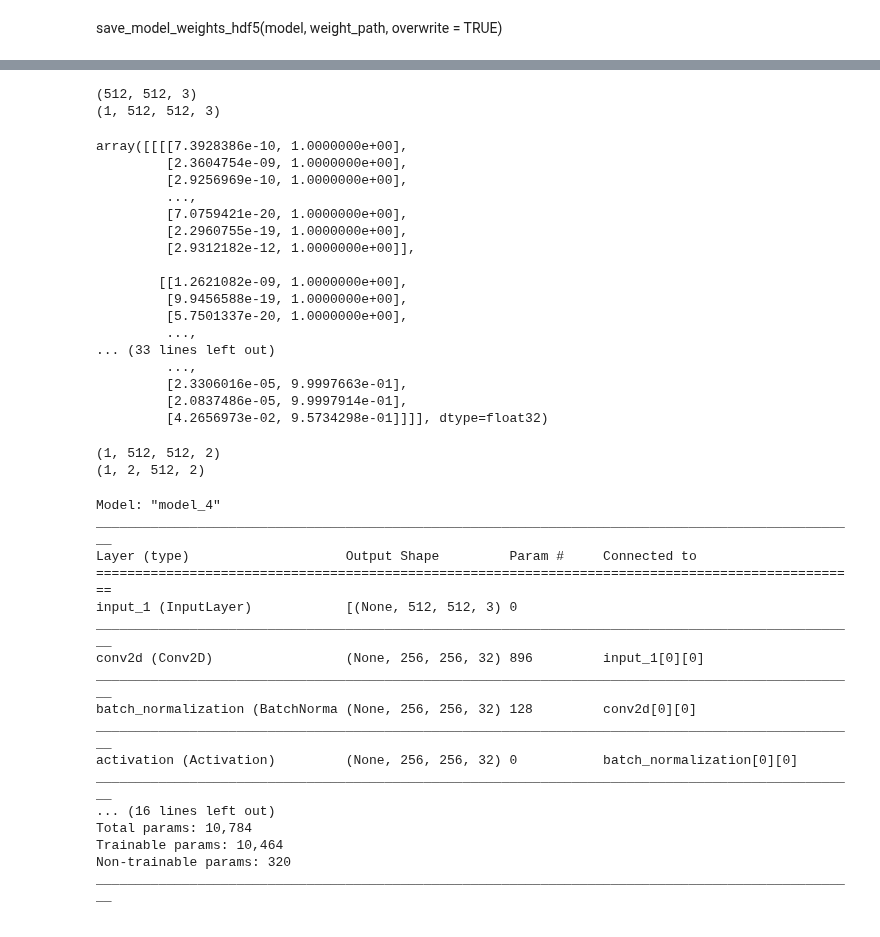
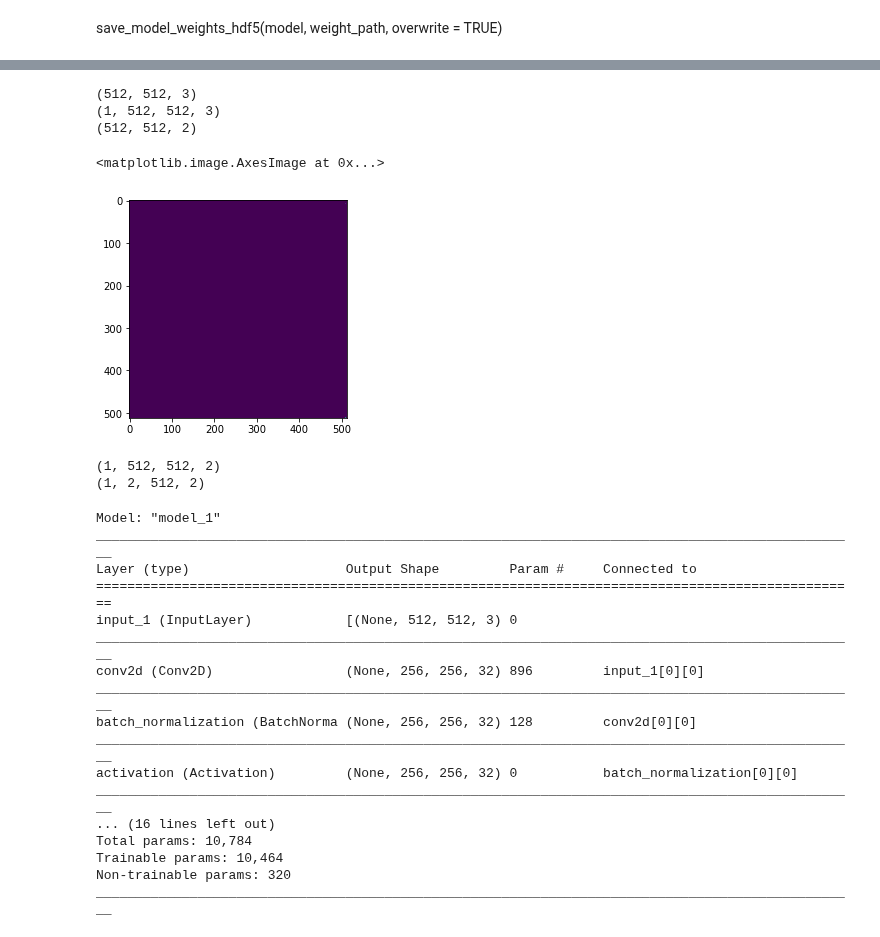
Before and after one commit to CSCCNY/final-project-landandbuildingsatimg-ccny, a Jupyter notebook: notebooks/scratch/01-JB-Unet2.ipynb, the cells around one changed output, grey strips where cells are left out. Cells and saved outputs as stored; diff of their text form; code cells hidden in the pictures.

Commit message:
added load model from path code

```diff
--- a/notebooks/scratch/01-JB-Unet2.ipynb
+++ b/notebooks/scratch/01-JB-Unet2.ipynb
@@ -293,6 +293,14 @@ keras.backend.clear_session()
 
 # Build model
 #model = get_model((650,650,3), num_classes)
-unet = get_model(img_size = img_size ,num_classes=1)
+model_path = "/mnt/hgfs/VMsharedFolder/git/misc/model_checkpoint_unet1_e05.h5"
+load_file = True
+if os.path.isfile(model_path) & load_file == True:
+    unet = keras.models.load_model(model_path)
+    print("loaded model from file")
+else:
+    unet = get_model(img_size = img_size ,num_classes=2)
+    print("loaded model from code")
+
 unet.summary()
 # %% [output]
@@ -393,13 +401,16 @@ BS = 2
 
 #unet.compile(optimizer="rmsprop", loss="sparse_categorical_crossentropy")
 unet.compile(optimizer="rmsprop"
-             ,loss="binary_crossentropy"
-             ,metrics=['acc'])
+             #,loss="binary_crossentropy"
+             ,loss="sparse_categorical_crossentropy"
+             ,metrics=['accuracy']
+            # ,monitor = ['val_acc','val_loss']
+            #,monitor = 'val_accuracy'
+                         )
 #saves model every 2 epochs (periods)
 weight_path = "/mnt/hgfs/VMsharedFolder/git/misc/"
-model_checkpoint=tf.keras.callbacks.ModelCheckpoint(filepath=weight_path+'model_checkpoint_unet1_e{epoch:02d}.h5'
-                                                    ,save_freq=2
-                                                    ,verbose=1
-                                                    ,save_weights_only=False
-                                                    ,monitor = ()'val_acc','val_loss')
-                                                    ,save_best_only=True)
+model_checkpoint=tf.keras.callbacks.ModelCheckpoint(filepath = weight_path+'model_checkpoint_unet1_e{epoch:02d}.h5'
+                                                    ,save_freq = 'epoch'
+                                                    ,verbose = 1
+                                                    ,save_weights_only = False
+                                                    ,save_best_only = True)
@@ -408,5 +417,5 @@ SyntaxError: invalid syntax (<ipython-input-80-1c7c4fe7502e>, line 15)
 # %%
-H = unet.fit(x_train, y_train
+H = unet.fit( x=x_train, y=y_train
               #,batch_size=2
               ,validation_data=(x_val, y_val)
               ,steps_per_epoch=len(x_train) // BS
@@ -462,28 +480,26 @@ activation_model = models.Model(inputs=unet.input, outputs=layer_outputs)
 # %%
 print(x_train[2].shape)
 temp = np.expand_dims(x_train[2] ,axis=0)
 print(temp.shape)
 unet.predict(temp)
+
+def axis_i(arr, axis, i):
+    idx = (np.s_[:],) * axis + (i,)
+    return arr[idx]
+
+temp_pred = unet.predict(temp)
+temp_pred = axis_i(temp_pred ,0 ,0)
+print(temp_pred.shape)
+
+#print(temp_pred)
+temp_pred[:,:,0]
+plt.imshow(temp_pred[:,:,0])
 # %% [output]
 (512, 512, 3)
 (1, 512, 512, 3)
+(512, 512, 2)
-array([[[[7.3928386e-10, 1.0000000e+00],
-         [2.3604754e-09, 1.0000000e+00],
-         [2.9256969e-10, 1.0000000e+00],
-         ...,
-         [7.0759421e-20, 1.0000000e+00],
-         [2.2960755e-19, 1.0000000e+00],
-         [2.9312182e-12, 1.0000000e+00]],
-
-        [[1.2621082e-09, 1.0000000e+00],
-         [9.9456588e-19, 1.0000000e+00],
-         [5.7501337e-20, 1.0000000e+00],
-         ...,
-... (33 lines left out)
-         ...,
-         [2.3306016e-05, 9.9997663e-01],
-         [2.0837486e-05, 9.9997914e-01],
-         [4.2656973e-02, 9.5734298e-01]]]], dtype=float32)
+<matplotlib.image.AxesImage at 0x...>
+[figure, added]
 # %%
 tempy = model.predict(temp)
 print(tempy.shape)
@@ -496,7 +512,7 @@ plt.imshow(tempy)
 # %%
 activation_model.summary()
 # %% [output]
-Model: "model_4"
+Model: "model_1"
 __________________________________________________________________________________________________
 Layer (type)                    Output Shape         Param #     Connected to
 ==================================================================================================
```
Also changed, not shown: parts of 12 cells of this notebook.
